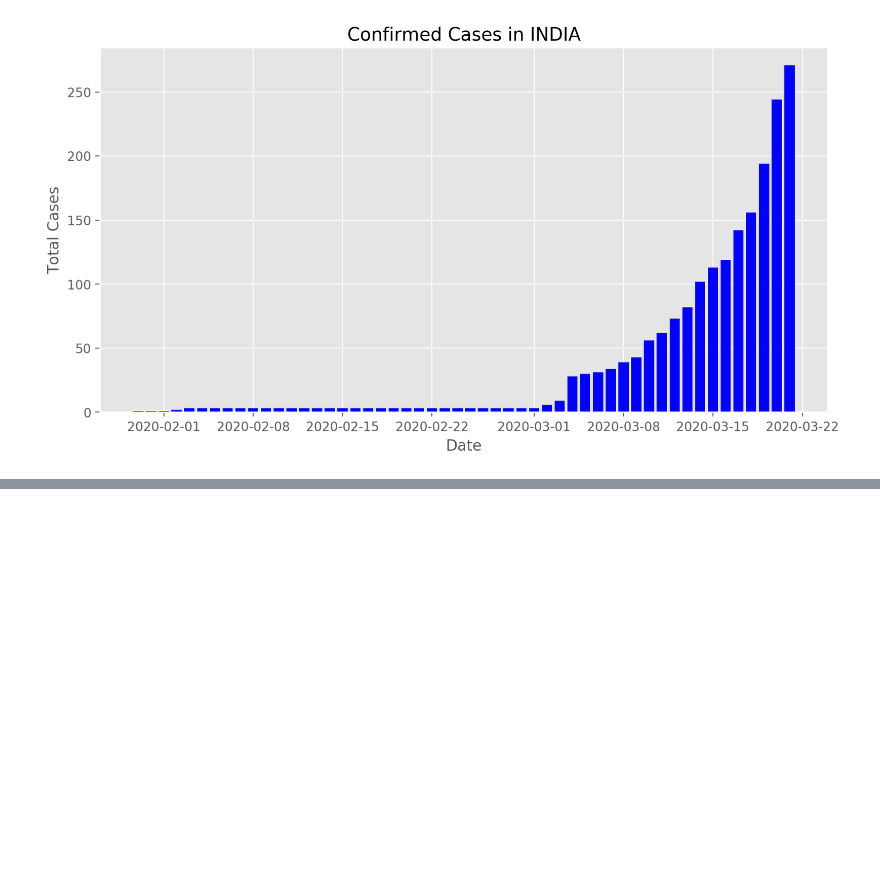
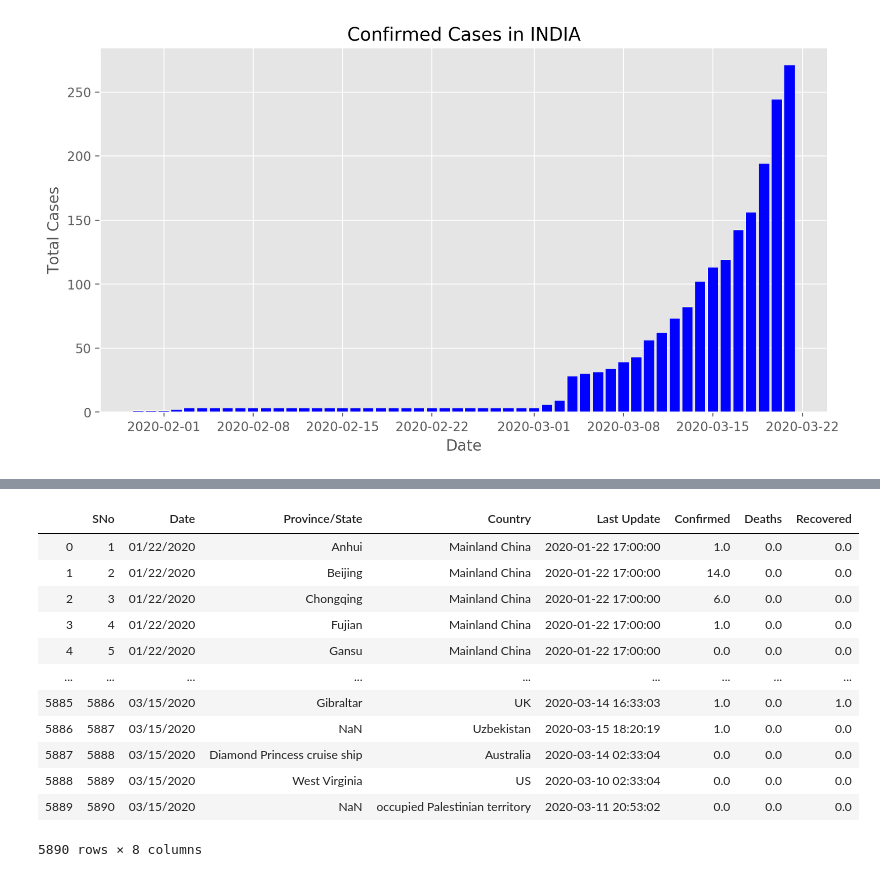
Before and after one commit to reubence/IPYNB-Notebooks, a Jupyter notebook: covid-19 INDIA/Untitled.ipynb, the cells around one changed output, grey strips where cells are left out. Cells and saved outputs as stored; diff of their text form; code cells hidden in the pictures; blank space fills up the shorter version.

```diff
--- a/covid-19 INDIA/Untitled.ipynb
+++ b/covid-19 INDIA/Untitled.ipynb
@@ -313,0 +418,16 @@ fig.show()
+# %%
+df
+# %% [output]
+|  | SNo | Date | Province/State | Country | Last Update | Confirmed | Deaths | Recovered |
+| 0 | 1 | 01/22/2020 | Anhui | Mainland China | 2020-01-22 17:00:00 | 1.0 | 0.0 | 0.0 |
+| 1 | 2 | 01/22/2020 | Beijing | Mainland China | 2020-01-22 17:00:00 | 14.0 | 0.0 | 0.0 |
+| 2 | 3 | 01/22/2020 | Chongqing | Mainland China | 2020-01-22 17:00:00 | 6.0 | 0.0 | 0.0 |
+| 3 | 4 | 01/22/2020 | Fujian | Mainland China | 2020-01-22 17:00:00 | 1.0 | 0.0 | 0.0 |
+| 4 | 5 | 01/22/2020 | Gansu | Mainland China | 2020-01-22 17:00:00 | 0.0 | 0.0 | 0.0 |
+| ... | ... | ... | ... | ... | ... | ... | ... | ... |
+| 5885 | 5886 | 03/15/2020 | Gibraltar | UK | 2020-03-14 16:33:03 | 1.0 | 0.0 | 1.0 |
+| 5886 | 5887 | 03/15/2020 | NaN | Uzbekistan | 2020-03-15 18:20:19 | 1.0 | 0.0 | 0.0 |
+| 5887 | 5888 | 03/15/2020 | Diamond Princess cruise ship | Australia | 2020-03-14 02:33:04 | 0.0 | 0.0 | 0.0 |
+| 5888 | 5889 | 03/15/2020 | West Virginia | US | 2020-03-10 02:33:04 | 0.0 | 0.0 | 0.0 |
+| 5889 | 5890 | 03/15/2020 | NaN | occupied Palestinian territory | 2020-03-11 20:53:02 | 0.0 | 0.0 | 0.0 |
+5890 rows × 8 columns
```
Also changed, not shown: parts of 21 cells of this notebook.
